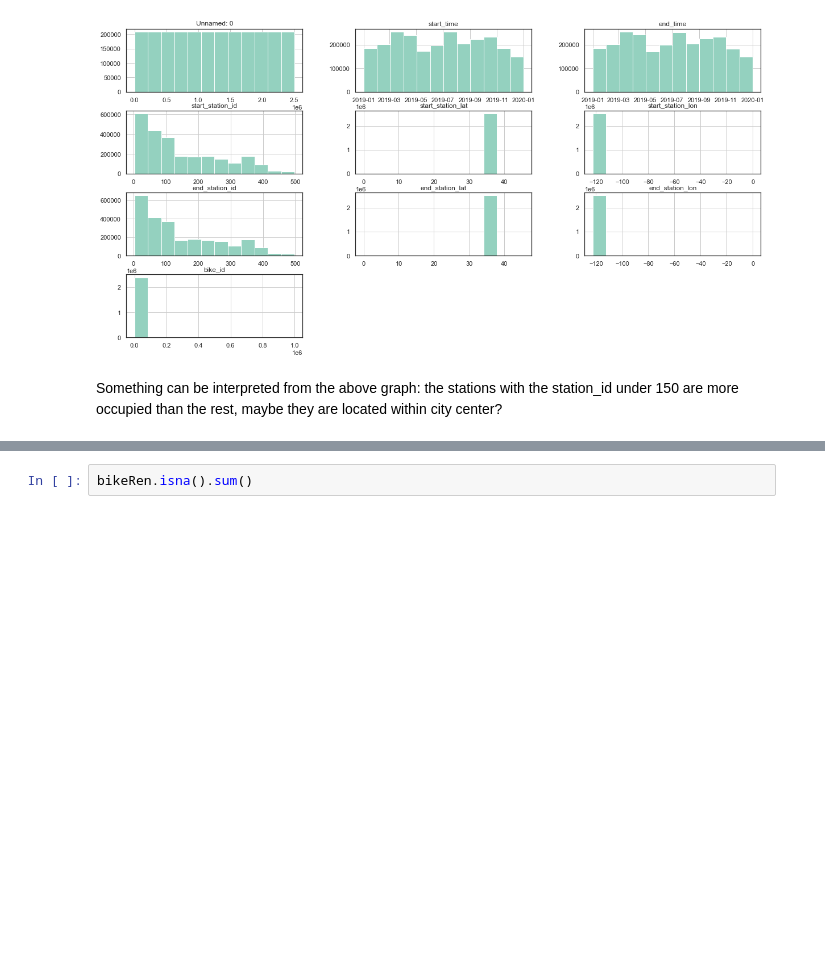
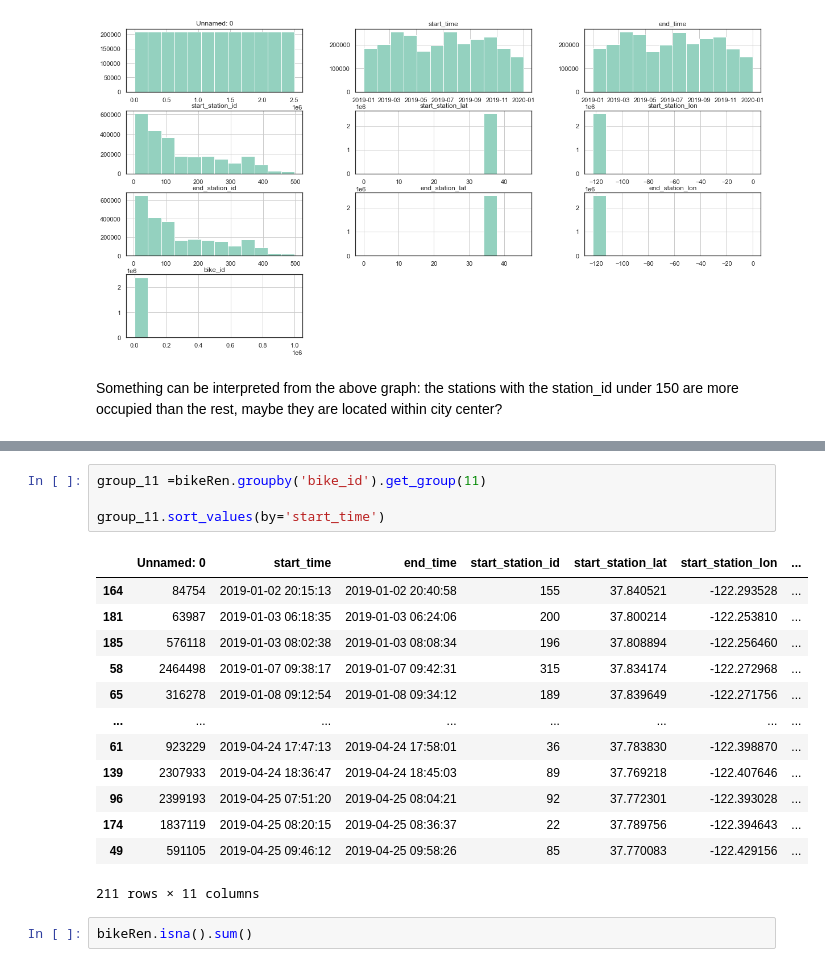
Before and after one commit to Ppkhanh/The-Learning-Machines, a Jupyter notebook: DataPrepVer1.ipynb, the cells around one changed output, grey strips where cells are left out. Drawn from its saved outputs; the diff is of its cells as text; blank space fills up the shorter version.

```diff
--- a/DataPrepVer1.ipynb
+++ b/DataPrepVer1.ipynb
@@ -738,3 +787,21 @@ bikeRen=bikeRen.drop('idle_time',axis=1)
+# %%
+group_11 =bikeRen.groupby('bike_id').get_group(11)
+
+group_11.sort_values(by='start_time')
+# %% [output]
+|  | Unnamed: 0 | start_time | end_time | start_station_id | start_station_lat | start_station_lon | ... |
+| 164 | 84754 | 2019-01-02 20:15:13 | 2019-01-02 20:40:58 | 155 | 37.840521 | -122.293528 | ... |
+| 181 | 63987 | 2019-01-03 06:18:35 | 2019-01-03 06:24:06 | 200 | 37.800214 | -122.253810 | ... |
+| 185 | 576118 | 2019-01-03 08:02:38 | 2019-01-03 08:08:34 | 196 | 37.808894 | -122.256460 | ... |
+| 58 | 2464498 | 2019-01-07 09:38:17 | 2019-01-07 09:42:31 | 315 | 37.834174 | -122.272968 | ... |
+| 65 | 316278 | 2019-01-08 09:12:54 | 2019-01-08 09:34:12 | 189 | 37.839649 | -122.271756 | ... |
+| ... | ... | ... | ... | ... | ... | ... | ... |
+| 61 | 923229 | 2019-04-24 17:47:13 | 2019-04-24 17:58:01 | 36 | 37.783830 | -122.398870 | ... |
+| 139 | 2307933 | 2019-04-24 18:36:47 | 2019-04-24 18:45:03 | 89 | 37.769218 | -122.407646 | ... |
+| 96 | 2399193 | 2019-04-25 07:51:20 | 2019-04-25 08:04:21 | 92 | 37.772301 | -122.393028 | ... |
+| 174 | 1837119 | 2019-04-25 08:20:15 | 2019-04-25 08:36:37 | 22 | 37.789756 | -122.394643 | ... |
+| 49 | 591105 | 2019-04-25 09:46:12 | 2019-04-25 09:58:26 | 85 | 37.770083 | -122.429156 | ... |
+211 rows × 11 columns
 # %%
 bikeRen.isna().sum()
 # %% [output]
```
Also changed, not shown: parts of 15 cells of this notebook.
